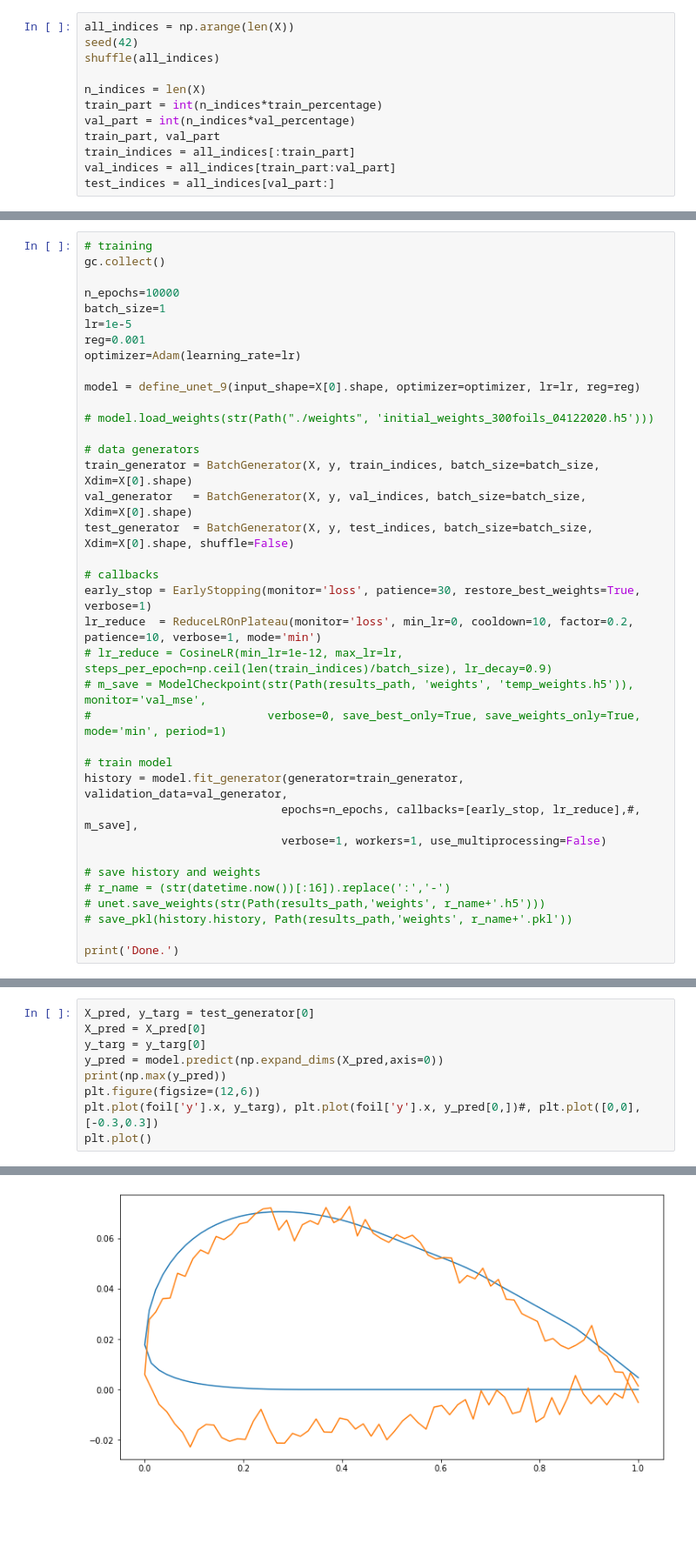
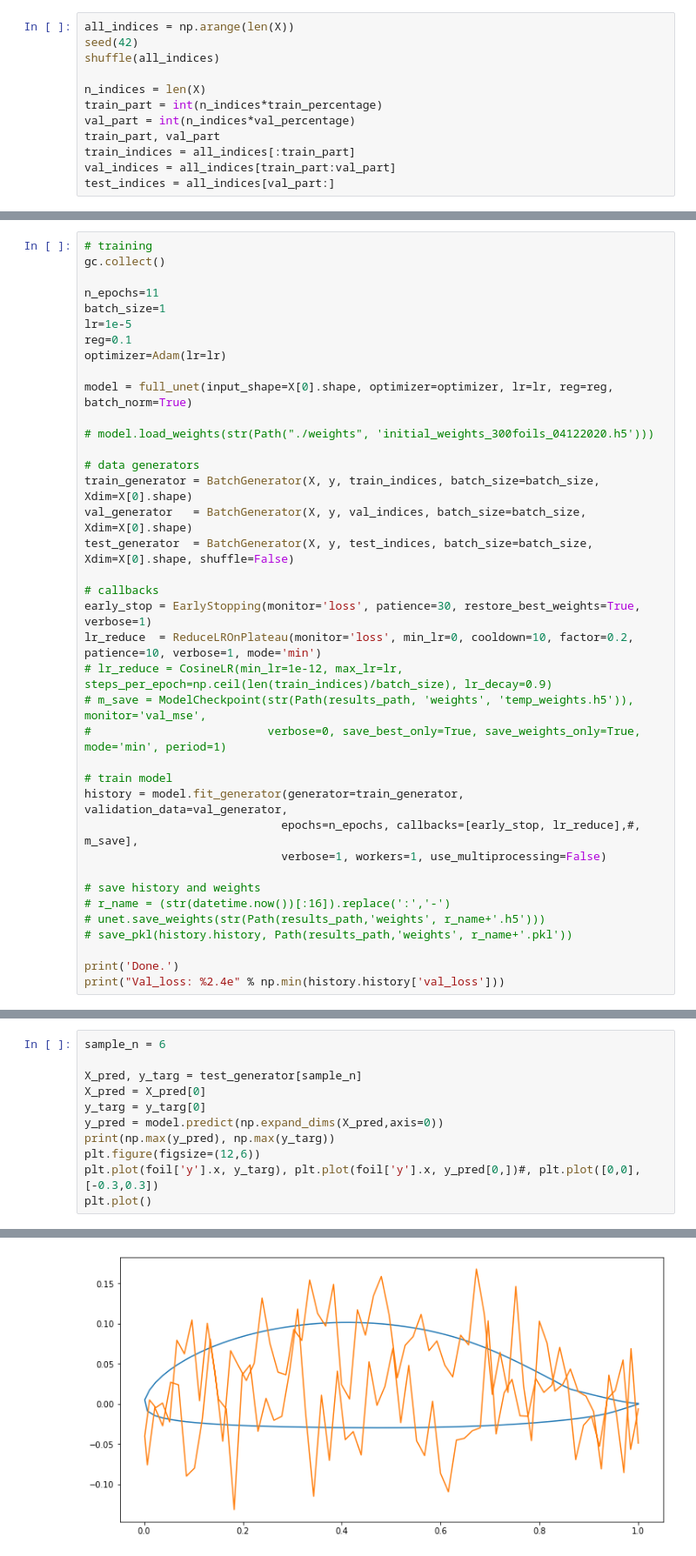
Before and after one commit to 2326wx/Airfoil-optimization, a Jupyter notebook: train v2.ipynb, the cells around one changed output, grey strips where cells are left out. Shown at 87% size. Saved outputs shown, nothing was run; the diff lists cells and outputs as text; blank space fills up the shorter version.

```diff
--- a/train v2.ipynb
+++ b/train v2.ipynb
@@ -290,13 +201,13 @@ Output shape: (None, 128)
 # training
 gc.collect()
 
-n_epochs=10000
+n_epochs=11
 batch_size=1
 lr=1e-5
-reg=0.001
-optimizer=Adam(learning_rate=lr)
+reg=0.1
+optimizer=Adam(lr=lr)
 
-model = define_unet_9(input_shape=X[0].shape, optimizer=optimizer, lr=lr, reg=reg)
+model = full_unet(input_shape=X[0].shape, optimizer=optimizer, lr=lr, reg=reg, batch_norm=True)
 
 # model.load_weights(str(Path("./weights", 'initial_weights_300foils_04122020.h5')))
 
@@ -323,5 +234,6 @@ history = model.fit_generator(generator=train_generator, validation_data=val_gen
 # save_pkl(history.history, Path(results_path,'weights', r_name+'.pkl'))
 
 print('Done.')
+print("Val_loss: %2.4e" % np.min(history.history['val_loss']))
 # %% [output]
 U-Net compiled
@@ -345,9 +295,11 @@ KeyboardInterrupt:
 # %%
-X_pred, y_targ = test_generator[0]
+sample_n = 6
+
+X_pred, y_targ = test_generator[sample_n]
 X_pred = X_pred[0]
 y_targ = y_targ[0]
 y_pred = model.predict(np.expand_dims(X_pred,axis=0))
-print(np.max(y_pred))
+print(np.max(y_pred), np.max(y_targ))
 plt.figure(figsize=(12,6))
 plt.plot(foil['y'].x, y_targ), plt.plot(foil['y'].x, y_pred[0,])#, plt.plot([0,0],[-0.3,0.3])
 plt.plot()
@@ -356,2 +308,2 @@ plt.plot()
 []
-[figure, old version]
+[figure, new version]
```
Also changed, not shown: parts of 44 cells of this notebook, 2 other files.
